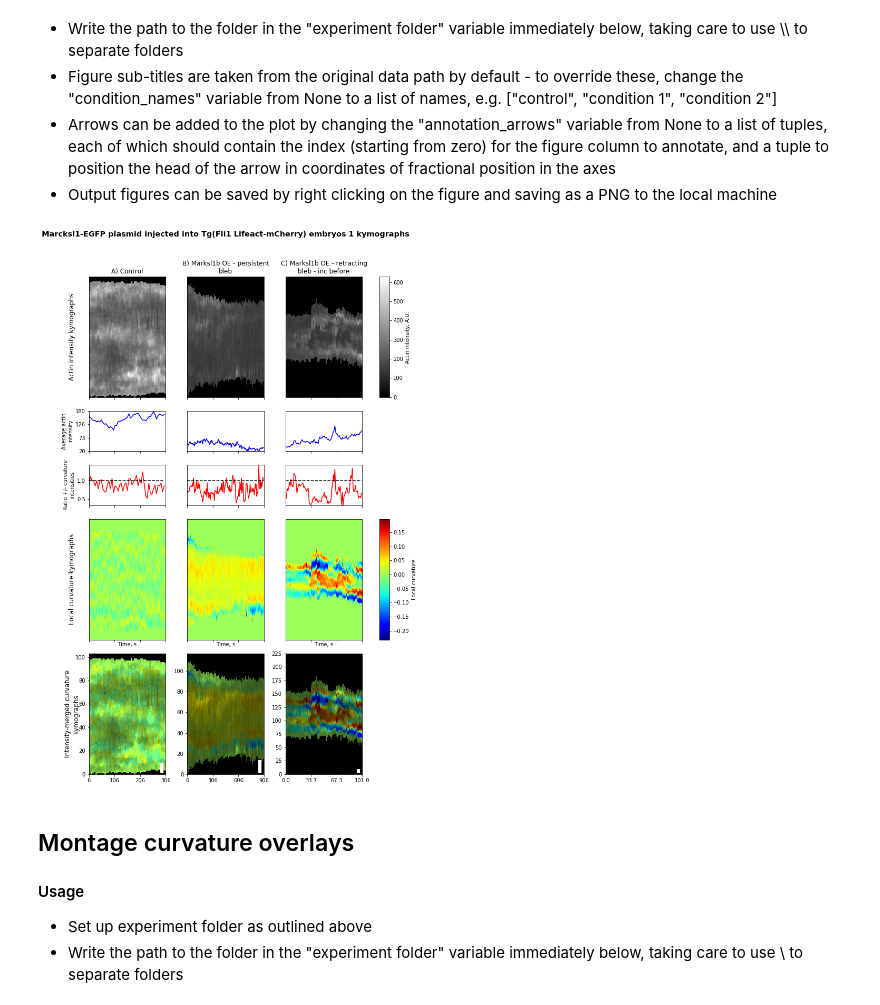
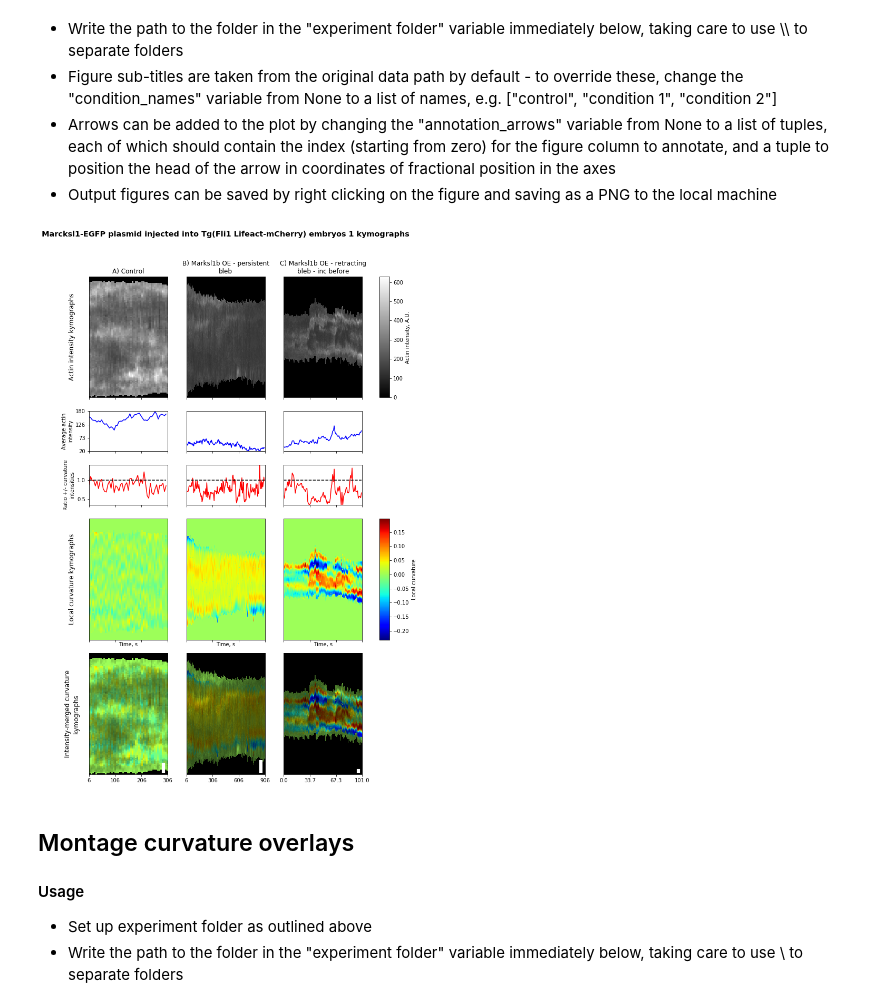
Before and after one commit to dougkelly88/blebbing_analysis, a Jupyter notebook: plotting/Blebbing figures.ipynb, the cells around one changed output. Drawn from its saved outputs; the diff is of its cells as text; code cells hidden in the pictures.

Commit message:
Replace old merge method, add clipping to keep intensity normalisation and rgb mapping within range

```diff
--- a/plotting/Blebbing figures.ipynb
+++ b/plotting/Blebbing figures.ipynb
@@ -58,38 +58,14 @@ def load_kymograph_data(experiment_folder):
     return actin_kyms, curvature_kyms, paramses, subtitles;
 
 def curvature_with_intensity(curv_im, actin_im, contrast_enhancement=0):
-    """from imshow results, return an rgba image of curvature with actin intensity controlling the alpha channel"""
-    curv_range = curv_im.get_clim();
-    i_range = actin_im.get_clim();
-    curvature_kym = curv_im.get_array();
-    actin_kym = actin_im.get_array();
-
-    norm_curv = (np.round(255*(curvature_kym - min(curv_range))/(max(curv_range) - min(curv_range)))).astype(int);
-    norm_i = (actin_kym - min(i_range))/((max(i_range) - min(i_range)) * (1 - contrast_enhancement));
-    norm_curv = np.clip(norm_curv, 0, 255);
-    norm_i = np.clip(norm_i, 0, 1);
-
-    # horrible for-loop - better with numpy?:
-    merged_im = np.zeros((norm_curv.shape[0], norm_curv.shape[1], 4));
-    for xidx in range(norm_curv.shape[0]):
-        for yidx in range(norm_curv.shape[1]):
-            val = norm_curv[xidx, yidx];
-            mapped_val = plt.cm.jet(val);
-            merged_im[xidx, yidx, 0] = mapped_val[0] * norm_i[xidx, yidx];
-            merged_im[xidx, yidx, 1] = mapped_val[1] * norm_i[xidx, yidx];
-            merged_im[xidx, yidx, 2] = mapped_val[2] * norm_i[xidx, yidx];
-            merged_im[xidx, yidx, 3] = 1;
-
-    return merged_im;
-
-def fast_cwi(curv_im, actin_im, contrast_enhancement=0):
+    """from imshow results, return an rgb image of curvature, weighted by intensity scaled by a contrast enhancement parameter"""
     curv_range = curv_im.get_clim();
     clrm = curv_im.cmap;
     i_range = actin_im.get_clim();
     curvature_kym = curv_im.get_array();
     actin_kym = actin_im.get_array();
-    norm_curv = (np.round(255*(curvature_kym - min(curv_range))/(max(curv_range) - min(curv_range)))).astype(int);
-    norm_i = (actin_kym - min(i_range))/((max(i_range) - min(i_range)) * (1 - contrast_enhancement));
+    norm_curv = np.clip((np.round(255*(curvature_kym - min(curv_range))/(max(curv_range) - min(curv_range)))).astype(int), 0, 255);
+    norm_i = np.clip((actin_kym - min(i_range))/((max(i_range) - min(i_range)) * (1 - contrast_enhancement)), 0, 1);
     vf = np.vectorize(clrm);
     merged_im = np.stack([rgb_curv * norm_i for rgb_curv in vf(norm_curv)[:3]], 2)
     return merged_im;
@@ -184,6 +160,7 @@ for idx in range(len(actin_kyms)):
                   interpolation=None,
                   extent=[t_offs,timestep*actin_kyms[idx].shape[1]+t_offs,0,actin_kyms[idx].shape[0]])
     axs[4][idx].set_xticks([t_offs + (xidx*timestep*actin_kyms[idx].shape[1])/(n_x_ticks-1) for xidx in range(n_x_ticks)])
+    axs[4][idx].set_yticks([]);
     add_scalebar(paramses[idx], axs[4][idx], fig, color='w', scale_bar_size_um=1, vertical_scale_bar=True)
 
 # handle presentation
@@ -242,34 +219,34 @@ subtitles = ['Actin intensity kymographs',
 for row_idx in range(5):
     txt = None;
     if (row_idx==0) or (row_idx==3) or (row_idx==4):
         bbox = axs[row_idx][0].get_position();
         ypos = 0.5*(bbox.ymin + bbox.ymax);
         txt = Text(0.05, ypos, "\n".join(wrap(subtitles[row_idx], 30)),
                    rotation='vertical',
                    horizontalalignment='center',
                    va='center',
                   fontsize=title_text_objs[idx].get_fontsize());
     else:
         axs[row_idx][0].set_ylabel("\n".join(wrap(subtitles[row_idx], 20)))
 
     if txt is not None:
         fig.add_artist(txt)
 
 plt.rc('figure', titlesize='x-large', titleweight='bold')
 fig.suptitle(experiment_title + " kymographs");
 if annotation_arrows is not None:
     for ann in annotation_arrows:
         direction = -1 if ann[1][1] > 0.5 else 1;
         axs[0][ann[0]].annotate('', xycoords='axes fraction', xy=ann[1],
                                 xytext=(ann[1][0], ann[1][1] - direction * 0.1), textcoords='axes fraction',
                                 arrowprops=dict(facecolor='black', edgecolor='white'));
         axs[3][ann[0]].annotate('', xycoords='axes fraction', xy=ann[1],
                                 xytext=(ann[1][0], ann[1][1] - direction * 0.1), textcoords='axes fraction',
                                 arrowprops=dict(facecolor='black', edgecolor='white'));
 
 plt.show();
 # %% [output]
-[figure, old version]
+[figure, new version]
 # %% [markdown]
 ## Montage curvature overlays
 
```
